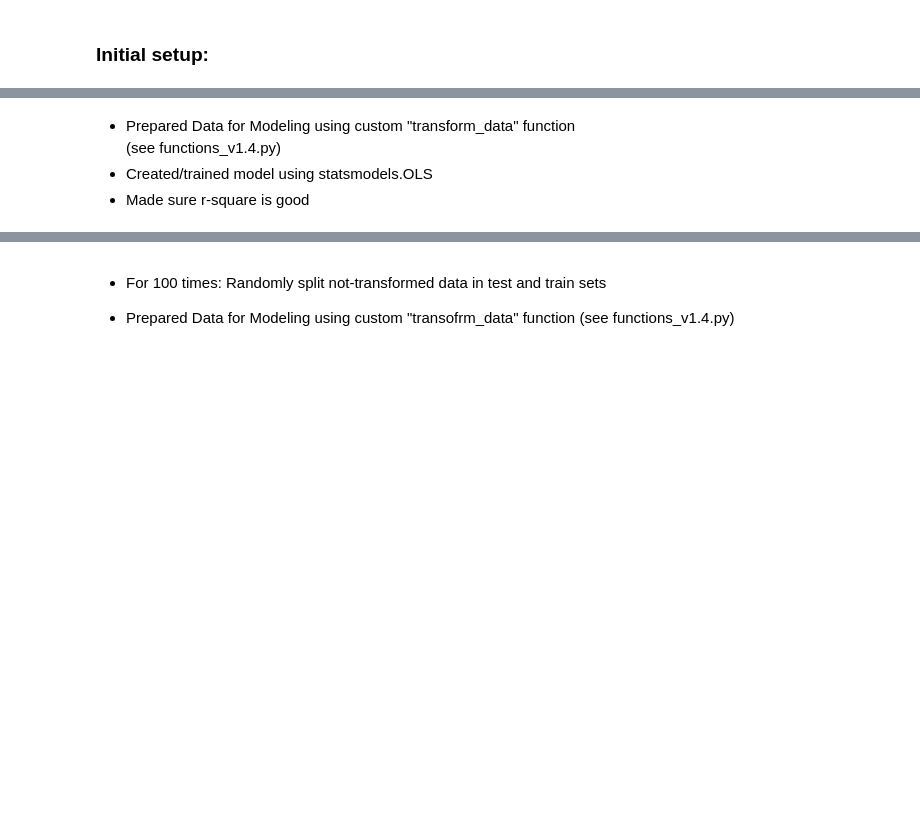
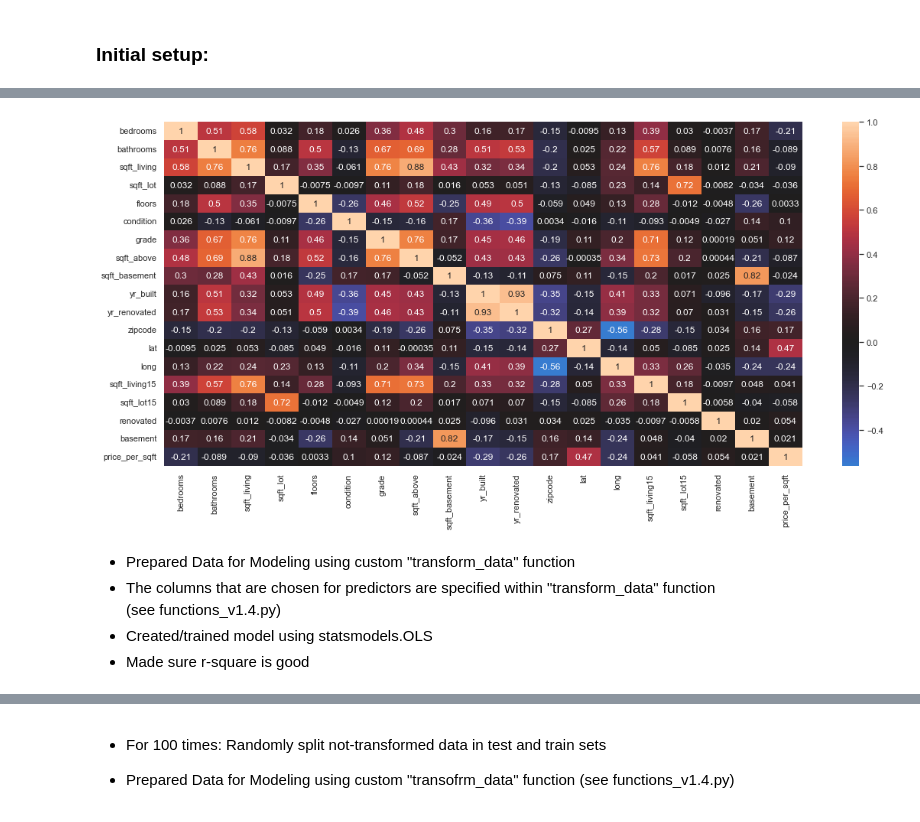
Before and after one commit to schahmatist/Phase-2-Flatiron-Project, a Jupyter notebook: analysis_and_regression/Regression Tests.ipynb, the cells around one changed output, grey strips where cells are left out. Drawn from its saved outputs; the diff is of its cells as text; code cells hidden in the pictures; blank space fills up the shorter version.

Commit message:
Added code/data to analysys_and_regression

```diff
--- a/analysis_and_regression/Regression Tests.ipynb
+++ b/analysis_and_regression/Regression Tests.ipynb
@@ -36,5 +36,13 @@ df.shape
+# %%
+# Checking for correlations between predictors
+
+sns.set(rc={'figure.figsize':(18.7,8.27)})
+sns.heatmap (initial_pred.corr(), annot=True, center=0);
+# %% [output]
+[figure, added]
 # %% [markdown]
-* Prepared Data for Modeling using custom "transform_data" function <br> (see functions_v1.4.py)
+* Prepared Data for Modeling using custom "transform_data" function <br>
+* The columns that are chosen for predictors are specified within "transform_data" function <br> (see functions_v1.4.py)
 * Created/trained model using statsmodels.OLS
 * Made sure r-square is good
 # %%
```
Also changed, not shown: parts of 11 cells of this notebook, 8 other files.
